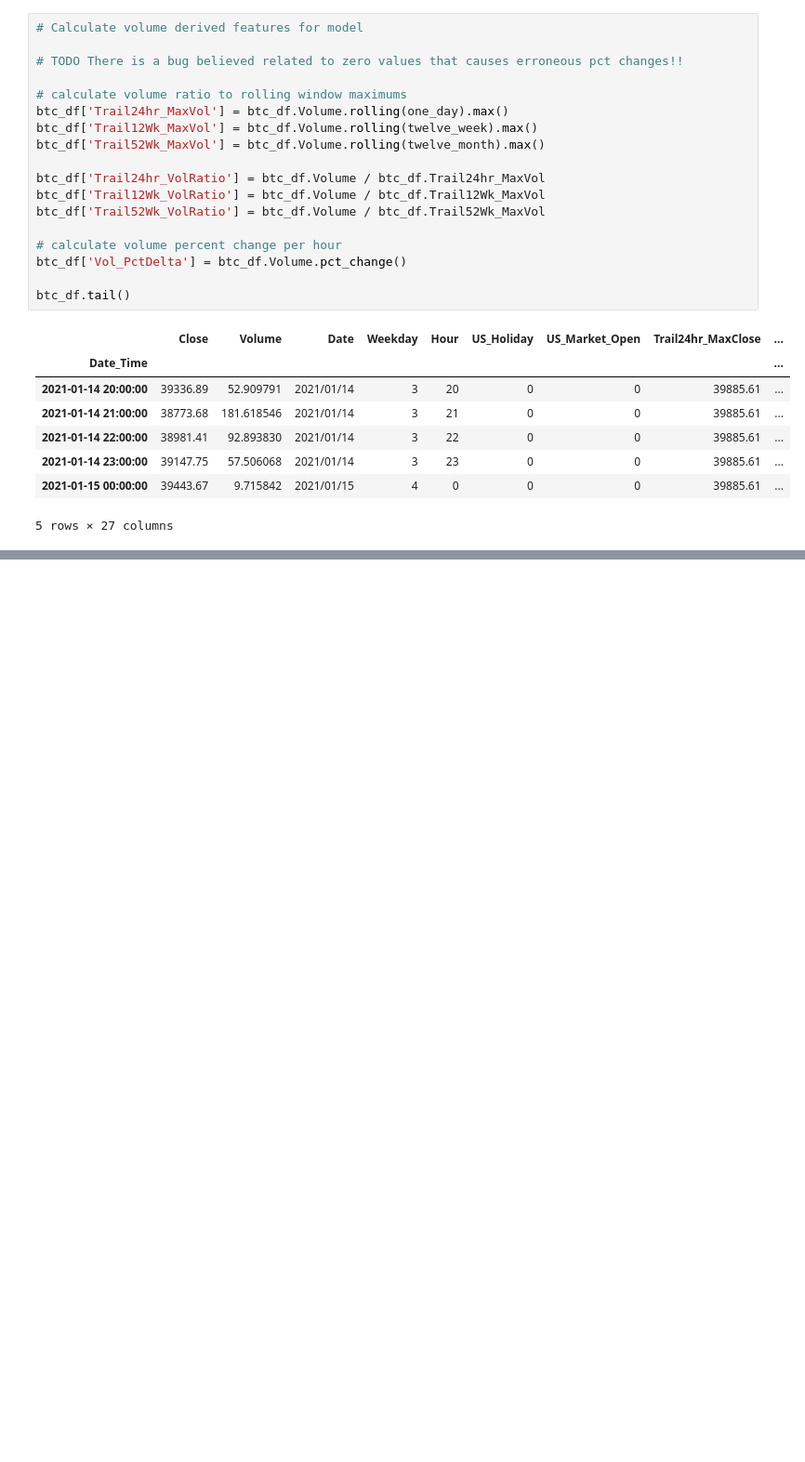
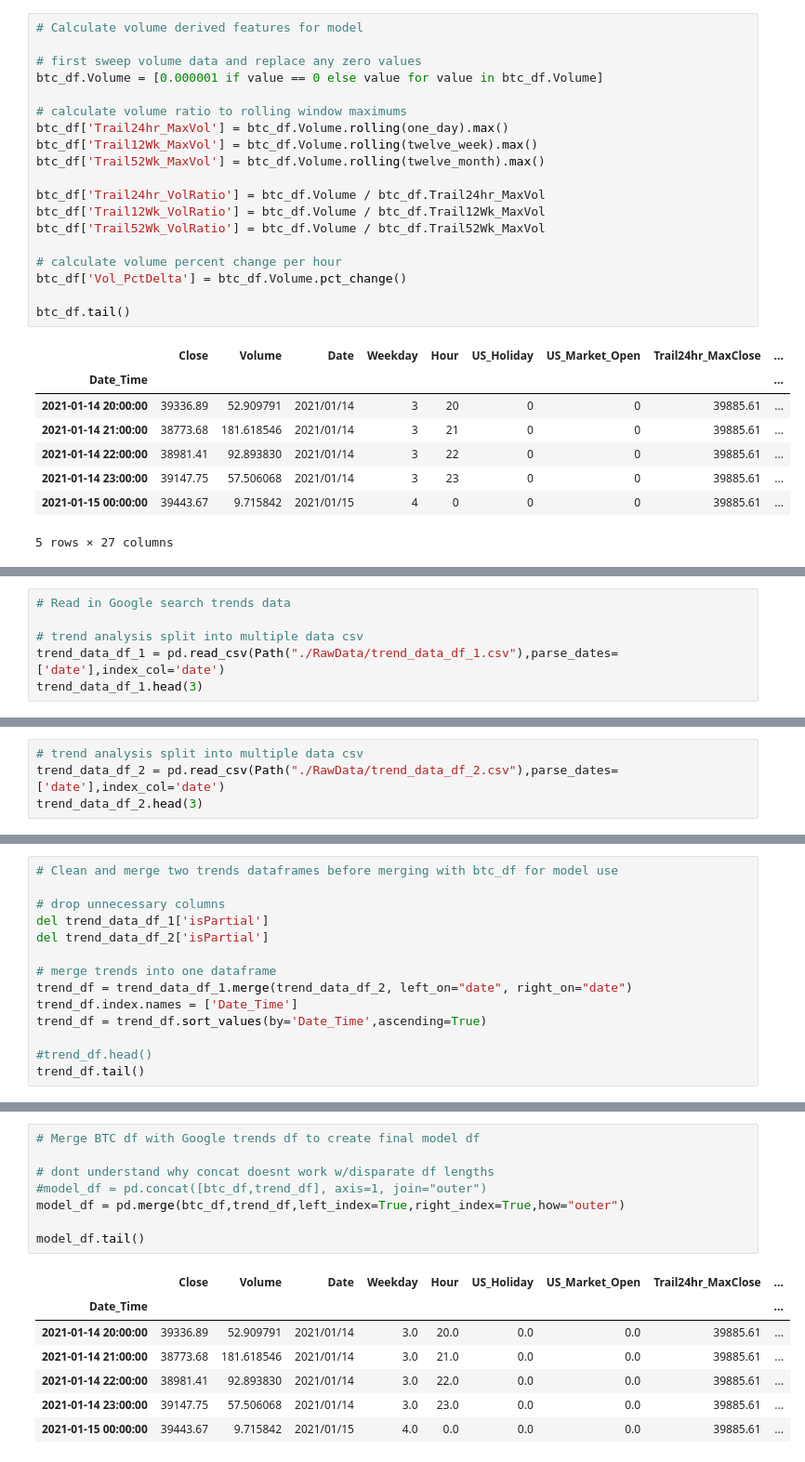
Before and after one commit to amanafzali/Project_2, a Jupyter notebook: data_prep.ipynb, the cells around one changed output, grey strips where cells are left out. Shown: that part at 93% size. Saved outputs shown, nothing was run; the diff lists cells and outputs as text; blank space fills up the shorter version.

```diff
--- a/data_prep.ipynb
+++ b/data_prep.ipynb
@@ -129,7 +129,8 @@ btc_df.tail()
 # %%
 # Calculate volume derived features for model
 
-# TODO There is a bug believed related to zero values that causes erroneous pct changes!!
+# first sweep volume data and replace any zero values
+btc_df.Volume = [0.000001 if value == 0 else value for value in btc_df.Volume]
 
 # calculate volume ratio to rolling window maximums
 btc_df['Trail24hr_MaxVol'] = btc_df.Volume.rolling(one_day).max()
@@ -155,0 +172,6 @@ btc_df.tail()
+# %%
+# Read in Google search trends data
+
+# trend analysis split into multiple data csv
+trend_data_df_1 = pd.read_csv(Path("./RawData/trend_data_df_1.csv"),parse_dates=['date'],index_col='date')
+trend_data_df_1.head(3)
@@ -155,0 +184,4 @@ btc_df.tail()
+# %%
+# trend analysis split into multiple data csv
+trend_data_df_2 = pd.read_csv(Path("./RawData/trend_data_df_2.csv"),parse_dates=['date'],index_col='date')
+trend_data_df_2.head(3)
@@ -155,0 +194,14 @@ btc_df.tail()
+# %%
+# Clean and merge two trends dataframes before merging with btc_df for model use
+
+# drop unnecessary columns
+del trend_data_df_1['isPartial']
+del trend_data_df_2['isPartial']
+
+# merge trends into one dataframe
+trend_df = trend_data_df_1.merge(trend_data_df_2, left_on="date", right_on="date")
+trend_df.index.names = ['Date_Time']
+trend_df = trend_df.sort_values(by='Date_Time',ascending=True)
+
+#trend_df.head()
+trend_df.tail()
@@ -155,0 +226,16 @@ btc_df.tail()
+# %%
+# Merge BTC df with Google trends df to create final model df
+
+# dont understand why concat doesnt work w/disparate df lengths
+#model_df = pd.concat([btc_df,trend_df], axis=1, join="outer")
+model_df = pd.merge(btc_df,trend_df,left_index=True,right_index=True,how="outer")
+
+model_df.tail()
+# %% [output]
+|  | Close | Volume | Date | Weekday | Hour | US_Holiday | US_Market_Open | Trail24hr_MaxClose | ... |
+| Date_Time |  |  |  |  |  |  |  |  | ... |
+| 2021-01-14 20:00:00 | 39336.89 | 52.909791 | 2021/01/14 | 3.0 | 20.0 | 0.0 | 0.0 | 39885.61 | ... |
+| 2021-01-14 21:00:00 | 38773.68 | 181.618546 | 2021/01/14 | 3.0 | 21.0 | 0.0 | 0.0 | 39885.61 | ... |
+| 2021-01-14 22:00:00 | 38981.41 | 92.893830 | 2021/01/14 | 3.0 | 22.0 | 0.0 | 0.0 | 39885.61 | ... |
+| 2021-01-14 23:00:00 | 39147.75 | 57.506068 | 2021/01/14 | 3.0 | 23.0 | 0.0 | 0.0 | 39885.61 | ... |
+| 2021-01-15 00:00:00 | 39443.67 | 9.715842 | 2021/01/15 | 4.0 | 0.0 | 0.0 | 0.0 | 39885.61 | ... |
```
Also changed, not shown: parts of 14 cells of this notebook, 4 other files.
